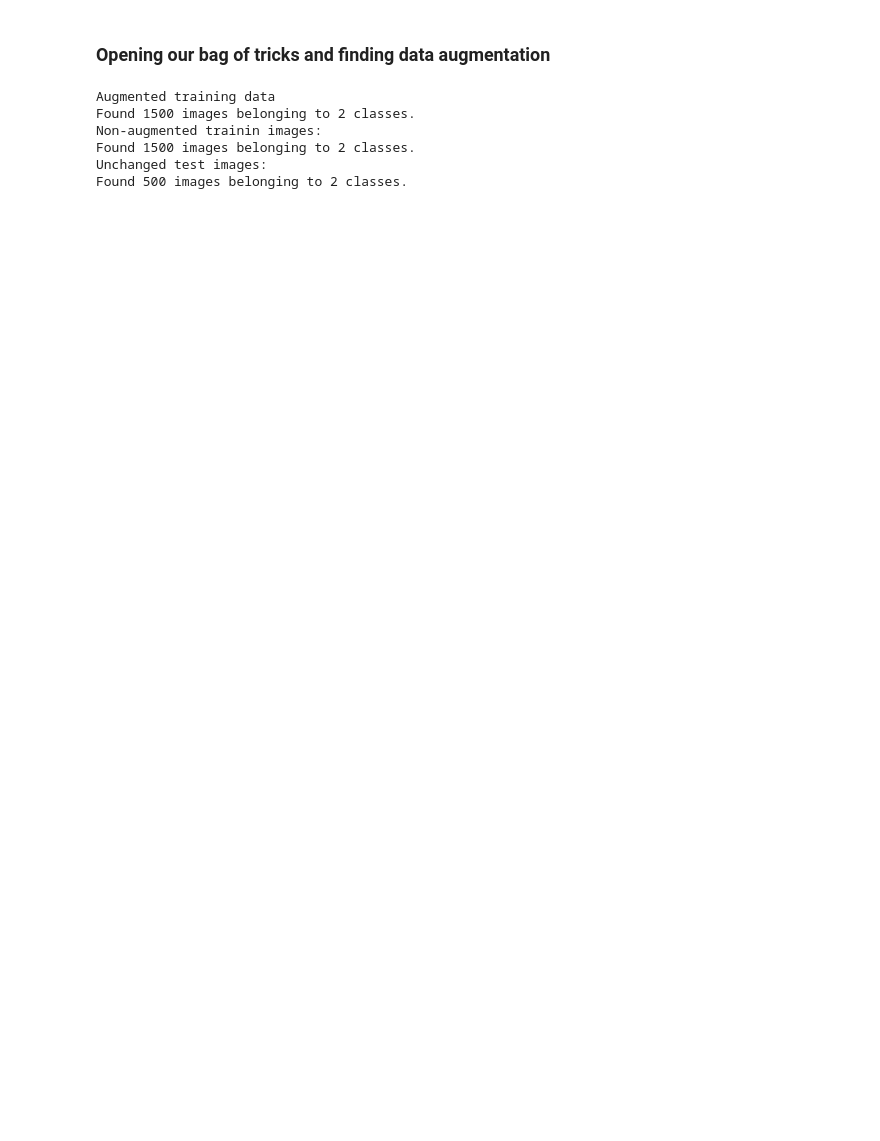
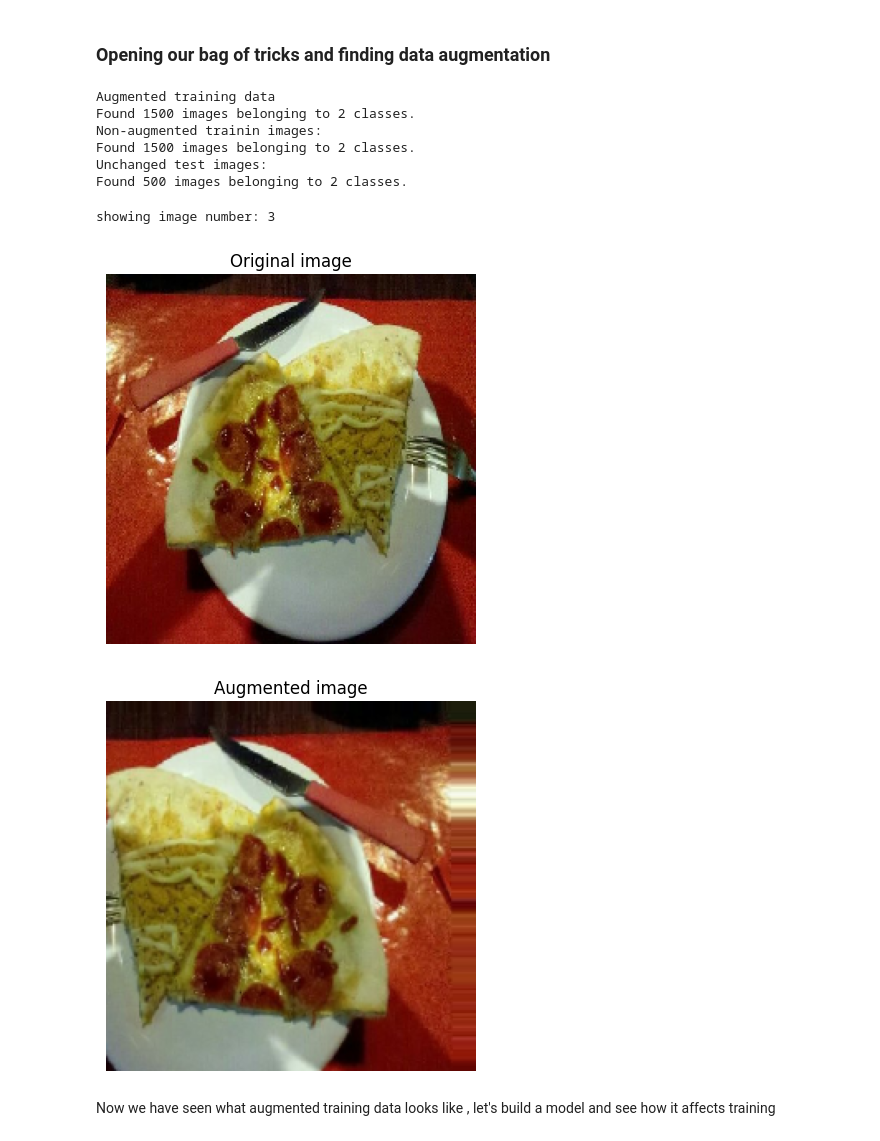
Before and after one commit to Nuthan03/NN_Computer_Vision, a Jupyter notebook: Introduction_to_computer_vision_with_TF.ipynb, the cells around one changed output. Drawn from its saved outputs; the diff is of its cells as text; code cells hidden in the pictures; blank space fills up the shorter version.

```diff
--- a/Introduction_to_computer_vision_with_TF.ipynb
+++ b/Introduction_to_computer_vision_with_TF.ipynb
@@ -735,9 +735,9 @@ plot_loss_curves(history_5)
 # %%
 # Create ImageDataGenrator training instance with data augmentation
 train_datagen_augmented = ImageDataGenerator(rescale=1/255.,
-                                             rotation_range=20,
-                                             shear_range=0.2,
-                                             zoom_range=0.2,
+                                             rotation_range=0.2, # How much do you want to rotate an image
+                                             shear_range=0.2, # How much do you want to shear an image
+                                             zoom_range=0.2, # Zoom in randomly on the image
                                              width_shift_range=0.2,
                                              height_shift_range=0.2,
                                              horizontal_flip=True)
@@ -750,11 +750,11 @@ test_datagen = ImageDataGenerator(rescale=1/255.)
 # %%
 # Import data and augment it from training dir
 print("Augmented training data")
-train_datagen_augmented = train_datagen_augmented.flow_from_directory(train_dir,
-                                                                      target_size=(224, 224),
-                                                                      batch_size=32,
-                                                                      class_mode='binary',
-                                                                      shuffle=False) # Wont shuffle for demonstration purposes, usually a good thing to shuffle
+train_data_augmented = train_datagen_augmented.flow_from_directory(train_dir,
+                                                                    target_size=(224, 224),
+                                                                    batch_size=32,
+                                                                    class_mode='binary',
+                                                                    shuffle=False) # Wont shuffle for demonstration purposes, usually a good thing to shuffle
 
 # Create non-augmented data batches
 print("Non-augmented trainin images:")
@@ -776,3 +776,25 @@ Non-augmented trainin images:
 Found 1500 images belonging to 2 classes.
 Unchanged test images:
 Found 500 images belonging to 2 classes.
+# %%
+# Get sample data batches
+images, labels = train_data.next()
+augmented_images, augmented_labels = train_data_augmented.next()
+# %%
+# Show original image and augmented image
+import random
+random_number = random.randint(0, 32)
+print(f"showing image number: {random_number}")
+plt.imshow(images[random_number])
+plt.title(f"Original image")
+plt.axis(False)
+plt.figure()
+plt.imshow(augmented_images[random_number])
+plt.title(f"Augmented image")
+plt.axis(False);
+# %% [output]
+showing image number: 3
+[figure, added]
+[figure, added]
+# %% [markdown]
+Now we have seen what augmented training data looks like , let's build a model and see how it affects training
```
Also changed, not shown: parts of 23 cells of this notebook.
